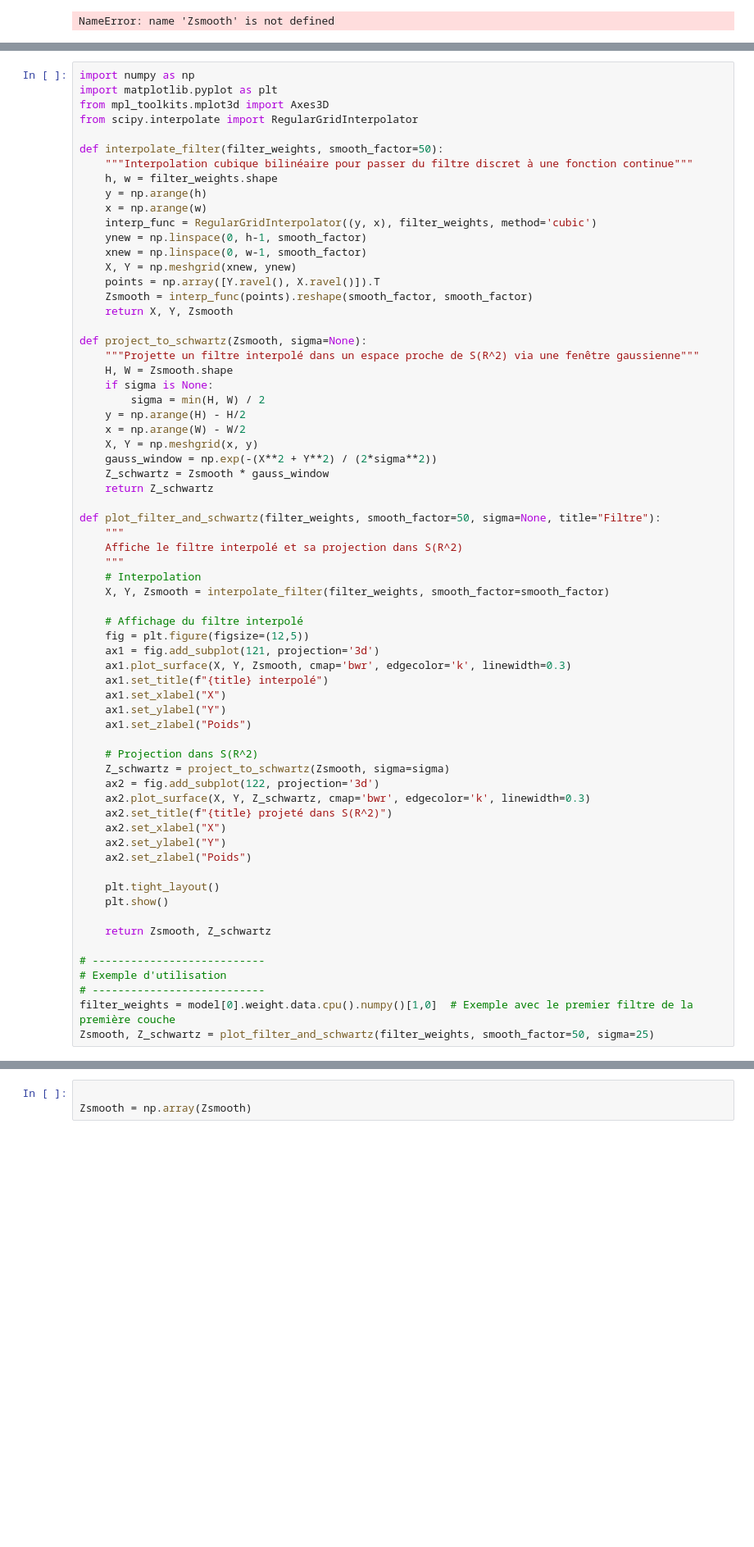
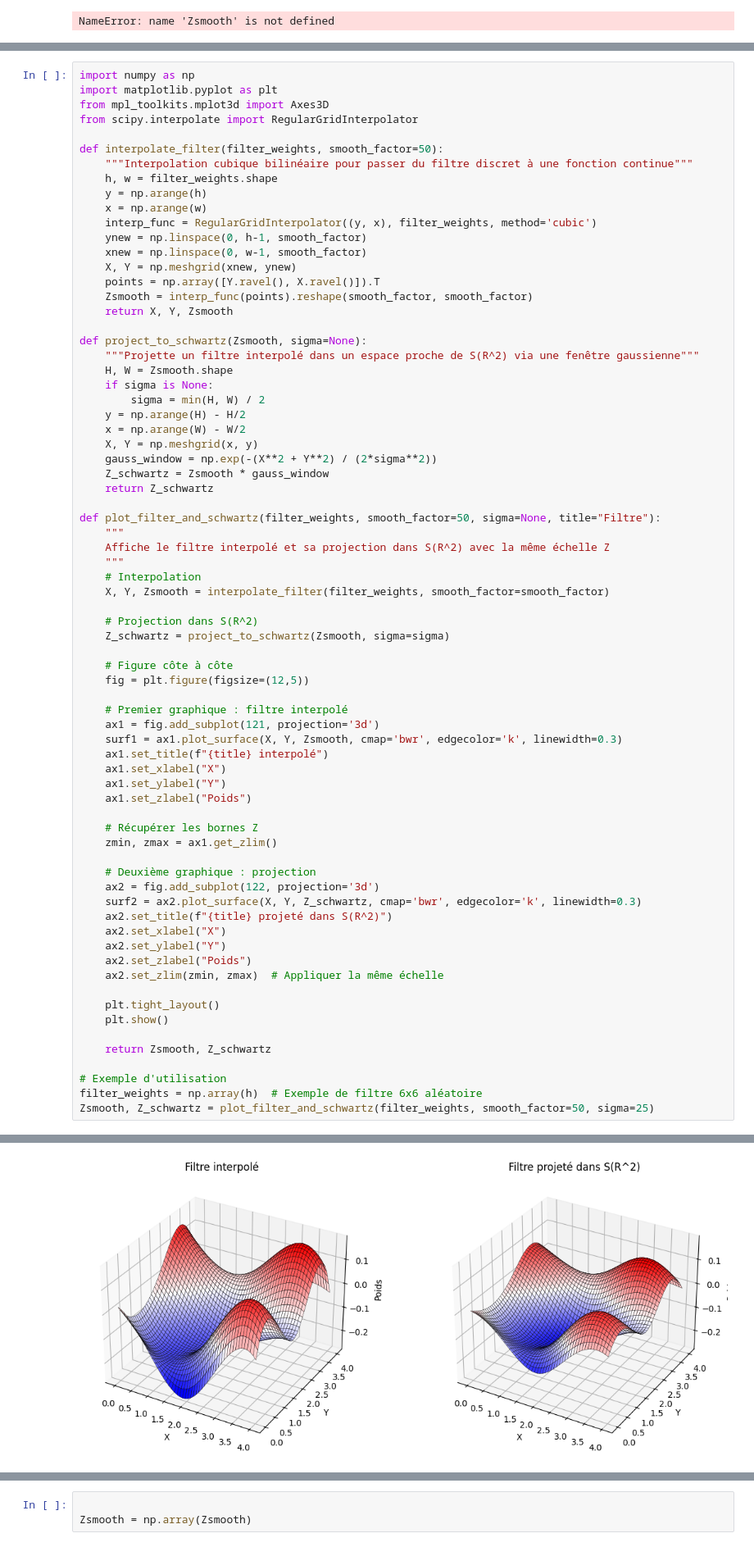
Before and after one commit to josselinteste/projet_es_ia_embarquee_CHALIN_TESTE, a Jupyter notebook: utilitaire.ipynb, the cells around one changed output, grey strips where cells are left out. Shown at 82% size. Drawn from its saved outputs; the diff is of its cells as text; blank space fills up the shorter version.

```diff
--- a/utilitaire.ipynb
+++ b/utilitaire.ipynb
@@ -370,37 +370,43 @@ def project_to_schwartz(Zsmooth, sigma=None):
 
 def plot_filter_and_schwartz(filter_weights, smooth_factor=50, sigma=None, title="Filtre"):
     """
-    Affiche le filtre interpolé et sa projection dans S(R^2)
+    Affiche le filtre interpolé et sa projection dans S(R^2) avec la même échelle Z
     """
     # Interpolation
     X, Y, Zsmooth = interpolate_filter(filter_weights, smooth_factor=smooth_factor)
 
-    # Affichage du filtre interpolé
+    # Projection dans S(R^2)
+    Z_schwartz = project_to_schwartz(Zsmooth, sigma=sigma)
+
+    # Figure côte à côte
     fig = plt.figure(figsize=(12,5))
+
+    # Premier graphique : filtre interpolé
     ax1 = fig.add_subplot(121, projection='3d')
-    ax1.plot_surface(X, Y, Zsmooth, cmap='bwr', edgecolor='k', linewidth=0.3)
+    surf1 = ax1.plot_surface(X, Y, Zsmooth, cmap='bwr', edgecolor='k', linewidth=0.3)
     ax1.set_title(f"{title} interpolé")
     ax1.set_xlabel("X")
     ax1.set_ylabel("Y")
     ax1.set_zlabel("Poids")
 
-    # Projection dans S(R^2)
-    Z_schwartz = project_to_schwartz(Zsmooth, sigma=sigma)
+    # Récupérer les bornes Z
+    zmin, zmax = ax1.get_zlim()
+
+    # Deuxième graphique : projection
     ax2 = fig.add_subplot(122, projection='3d')
-    ax2.plot_surface(X, Y, Z_schwartz, cmap='bwr', edgecolor='k', linewidth=0.3)
+    surf2 = ax2.plot_surface(X, Y, Z_schwartz, cmap='bwr', edgecolor='k', linewidth=0.3)
     ax2.set_title(f"{title} projeté dans S(R^2)")
     ax2.set_xlabel("X")
     ax2.set_ylabel("Y")
     ax2.set_zlabel("Poids")
+    ax2.set_zlim(zmin, zmax)  # Appliquer la même échelle
 
     plt.tight_layout()
     plt.show()
 
     return Zsmooth, Z_schwartz
 
-# ---------------------------
 # Exemple d'utilisation
-# ---------------------------
-filter_weights = model[0].weight.data.cpu().numpy()[1,0]  # Exemple avec le premier filtre de la première couche
+filter_weights = np.array(h)  # Exemple de filtre 6x6 aléatoire
 Zsmooth, Z_schwartz = plot_filter_and_schwartz(filter_weights, smooth_factor=50, sigma=25)
 # %% [output]
@@ -408,3 +413,4 @@ NameError: name 'model' is not defined
+[figure, added]
 # %%
 import numpy as np
 import matplotlib.pyplot as plt
```
Also changed, not shown: parts of 12 cells of this notebook.
